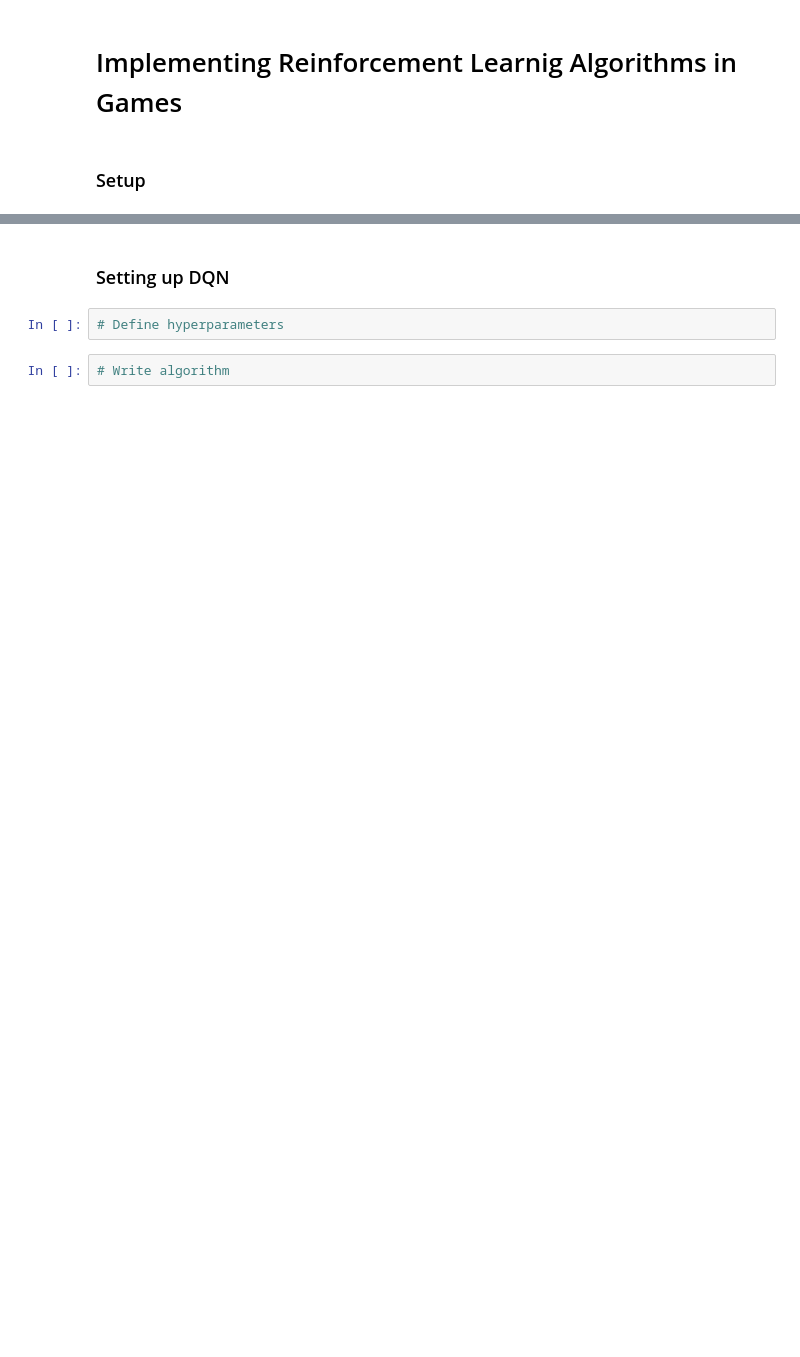
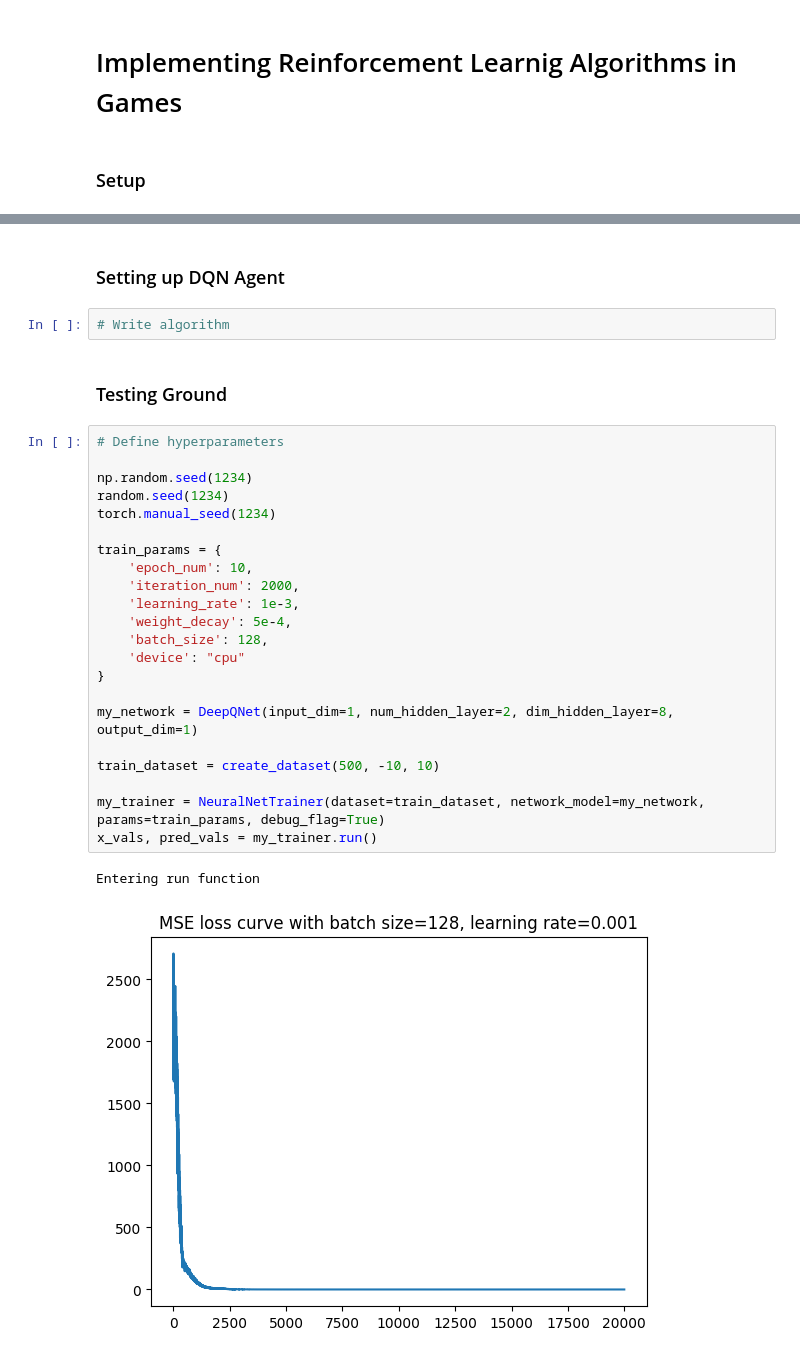
Before and after one commit to ybai17/cs5180-RL-final-project, a Jupyter notebook: work.ipynb, the cells around one changed output, grey strips where cells are left out. Saved outputs shown, nothing was run; the diff lists cells and outputs as text; blank space fills up the shorter version.

```diff
--- a/work.ipynb
+++ b/work.ipynb
@@ -33,6 +414,31 @@ env = stable_retro.make(game="Airstriker-Genesis-v0")
 # %% [markdown]
-### Setting up DQN
+### Setting up DQN Agent
-# %%
-# Define hyperparameters
 # %%
 # Write algorithm
+# %% [markdown]
+### Testing Ground
+# %%
+# Define hyperparameters
+
+np.random.seed(1234)
+random.seed(1234)
+torch.manual_seed(1234)
+
+train_params = {
+    'epoch_num': 10,
+    'iteration_num': 2000,
+    'learning_rate': 1e-3,
+    'weight_decay': 5e-4,
+    'batch_size': 128,
+    'device': "cpu"
+}
+
+my_network = DeepQNet(input_dim=1, num_hidden_layer=2, dim_hidden_layer=8, output_dim=1)
+
+train_dataset = create_dataset(500, -10, 10)
+
+my_trainer = NeuralNetTrainer(dataset=train_dataset, network_model=my_network, params=train_params, debug_flag=True)
+x_vals, pred_vals = my_trainer.run()
+# %% [output]
+Entering run function
+[figure, added]
```
Also changed, not shown: parts of 15 cells of this notebook.
